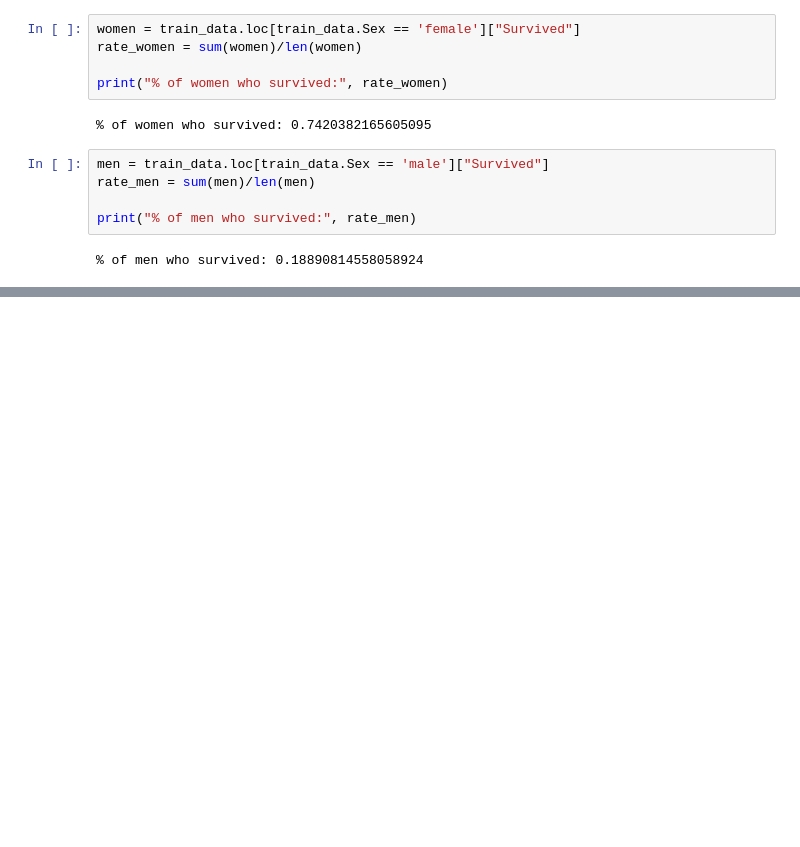
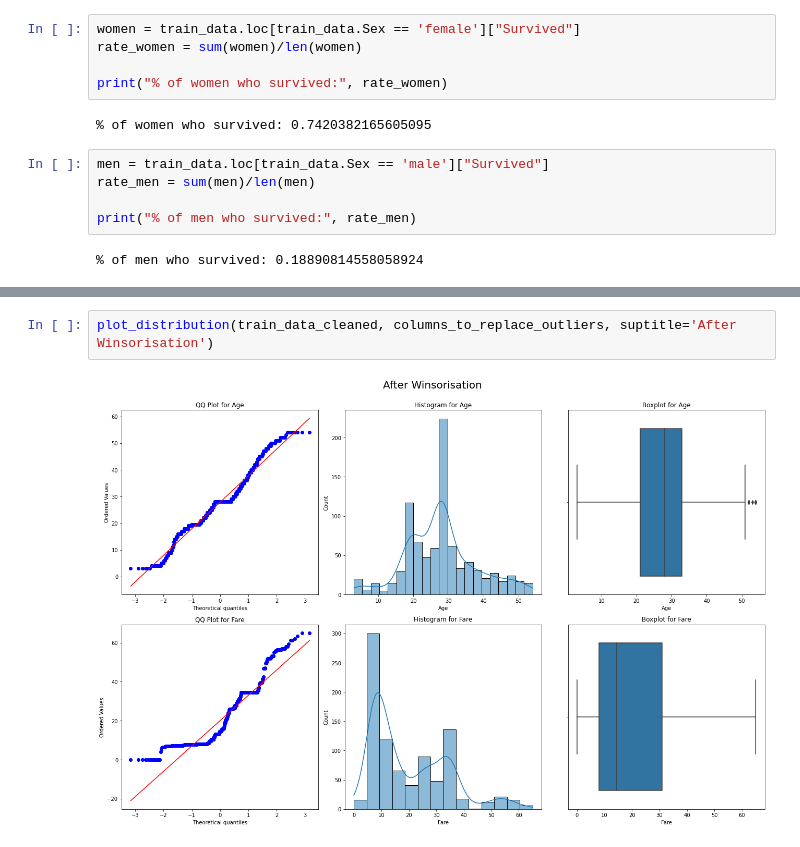
Before and after one commit to BVishwaa/TitanicML, a Jupyter notebook: Kaggle Titanic Data Cleaning.ipynb, the cells around one changed output, grey strips where cells are left out. Drawn from its saved outputs; the diff is of its cells as text; blank space fills up the shorter version.

```diff
--- a/Kaggle Titanic Data Cleaning.ipynb
+++ b/Kaggle Titanic Data Cleaning.ipynb
@@ -43,0 +311,4 @@ joined_dataframe.head()
+# %%
+plot_distribution(train_data_cleaned, columns_to_replace_outliers, suptitle='After Winsorisation')
+# %% [output]
+[figure, added]
```
Also changed, not shown: parts of 87 cells of this notebook.
